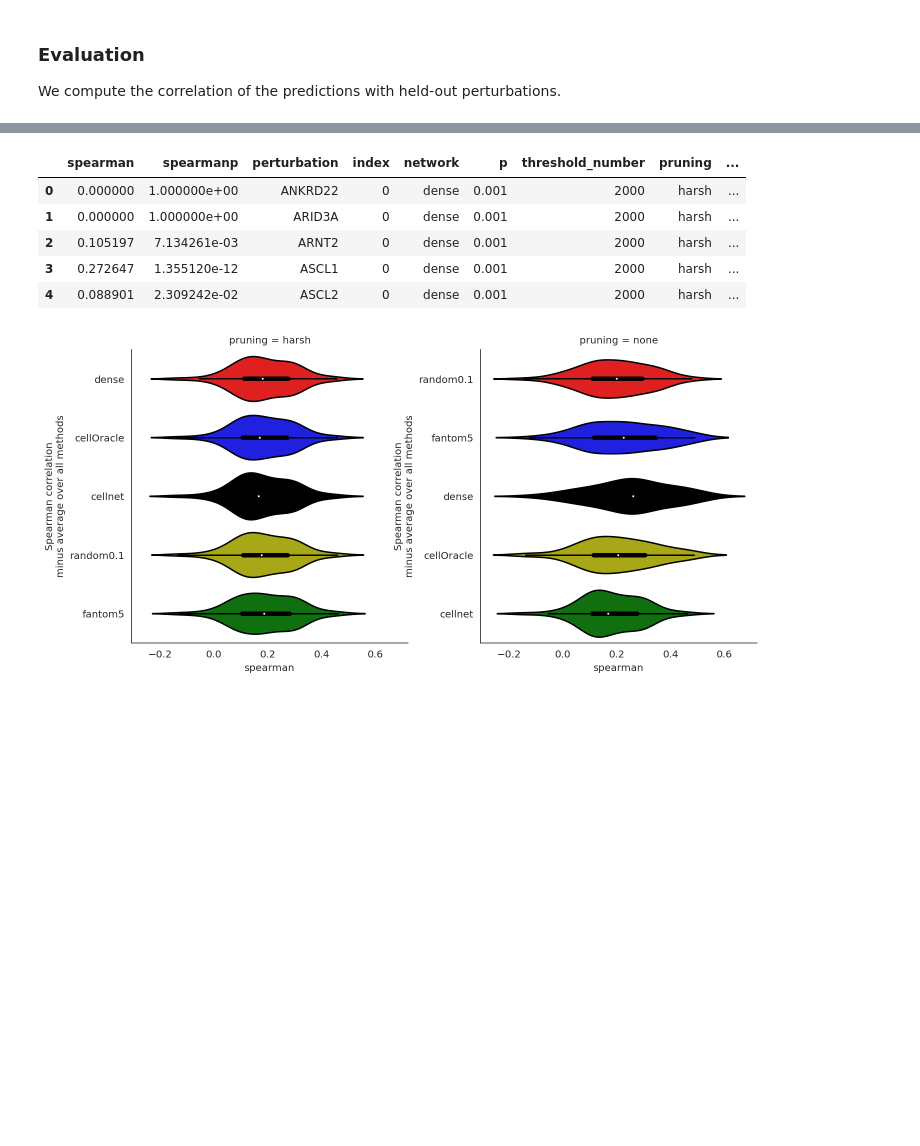
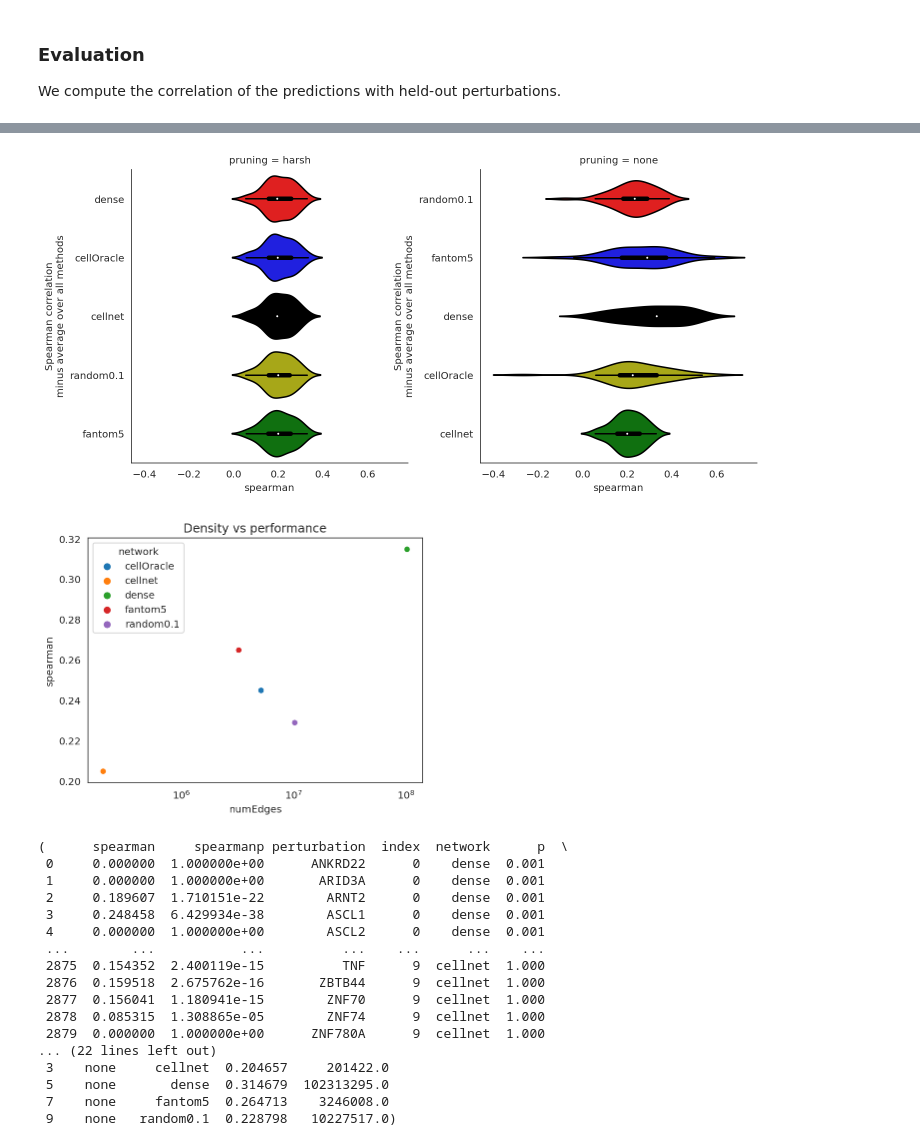
Before and after one commit to ekernf01/perturbation_benchmarking, a Jupyter notebook: scripts/in_silico_perturbation.ipynb, the cells around one changed output, grey strips where cells are left out. Saved outputs shown, nothing was run; the diff lists cells and outputs as text; code cells hidden in the pictures; blank space fills up the shorter version.

```diff
--- a/scripts/in_silico_perturbation.ipynb
+++ b/scripts/in_silico_perturbation.ipynb
@@ -481,27 +502,22 @@ evaluationResults.head()
 # %%
-noPredictionMade = evaluationResults.iloc[[x==0 for x in evaluationResults["spearman"]],:]['perturbation']
-noPredictionMade = set(noPredictionMade)
-noPredictionMade
-evaluationResults["somePredictionRefused"] = evaluationResults["perturbation"].isin(noPredictionMade)
-evaluationResults.to_csv("../results/"+ VERSION +"/networksExperimentEvaluation.csv")
-evaluationResults.head()
+displayEvaluationResults(evaluationResults, savepath= "../results/" + VERSION + "/")
 # %% [output]
-|  | spearman | spearmanp | perturbation | index | network | p | threshold_number | pruning | ... |
-| 0 | 0.000000 | 1.000000e+00 | ANKRD22 | 0 | dense | 0.001 | 2000 | harsh | ... |
-| 1 | 0.000000 | 1.000000e+00 | ARID3A | 0 | dense | 0.001 | 2000 | harsh | ... |
-| 2 | 0.105197 | 7.134261e-03 | ARNT2 | 0 | dense | 0.001 | 2000 | harsh | ... |
-| 3 | 0.272647 | 1.355120e-12 | ASCL1 | 0 | dense | 0.001 | 2000 | harsh | ... |
-| 4 | 0.088901 | 2.309242e-02 | ASCL2 | 0 | dense | 0.001 | 2000 | harsh | ... |
+[figure, added]
+[figure, added]
+(      spearman     spearmanp perturbation  index  network      p  \
+ 0     0.000000  1.000000e+00      ANKRD22      0    dense  0.001
+ 1     0.000000  1.000000e+00       ARID3A      0    dense  0.001
+ 2     0.189607  1.710151e-22        ARNT2      0    dense  0.001
+ 3     0.248458  6.429934e-38        ASCL1      0    dense  0.001
+ 4     0.000000  1.000000e+00        ASCL2      0    dense  0.001
+ ...        ...           ...          ...    ...      ...    ...
+ 2875  0.154352  2.400119e-15          TNF      9  cellnet  1.000
+ 2876  0.159518  2.675762e-16       ZBTB44      9  cellnet  1.000
+ 2877  0.156041  1.180941e-15        ZNF70      9  cellnet  1.000
+ 2878  0.085315  1.308865e-05        ZNF74      9  cellnet  1.000
+ 2879  0.000000  1.000000e+00      ZNF780A      9  cellnet  1.000
+... (22 lines left out)
+ 3    none     cellnet  0.204657     201422.0
+ 5    none       dense  0.314679  102313295.0
+ 7    none     fantom5  0.264713    3246008.0
+ 9    none   random0.1  0.228798   10227517.0)
-# %%
-baseNetworkComparisonFigure = sns.FacetGrid(evaluationResults[~evaluationResults['somePredictionRefused']],
-                                            col = 'pruning',
-                                            sharey = False,
-                                            height=5,
-                                            aspect=1).set(title = "Performance")
-baseNetworkComparisonFigure.map(sns.violinplot, "spearman", "network",
-                                palette=["r", "b", "k", "y", "g"]
-                               ).add_legend()
-baseNetworkComparisonFigure.set(ylabel="Spearman correlation\nminus average over all methods")
-plt.show()
-# %% [output]
-[figure, removed]
```
Also changed, not shown: parts of 24 cells of this notebook, 9 other files.
